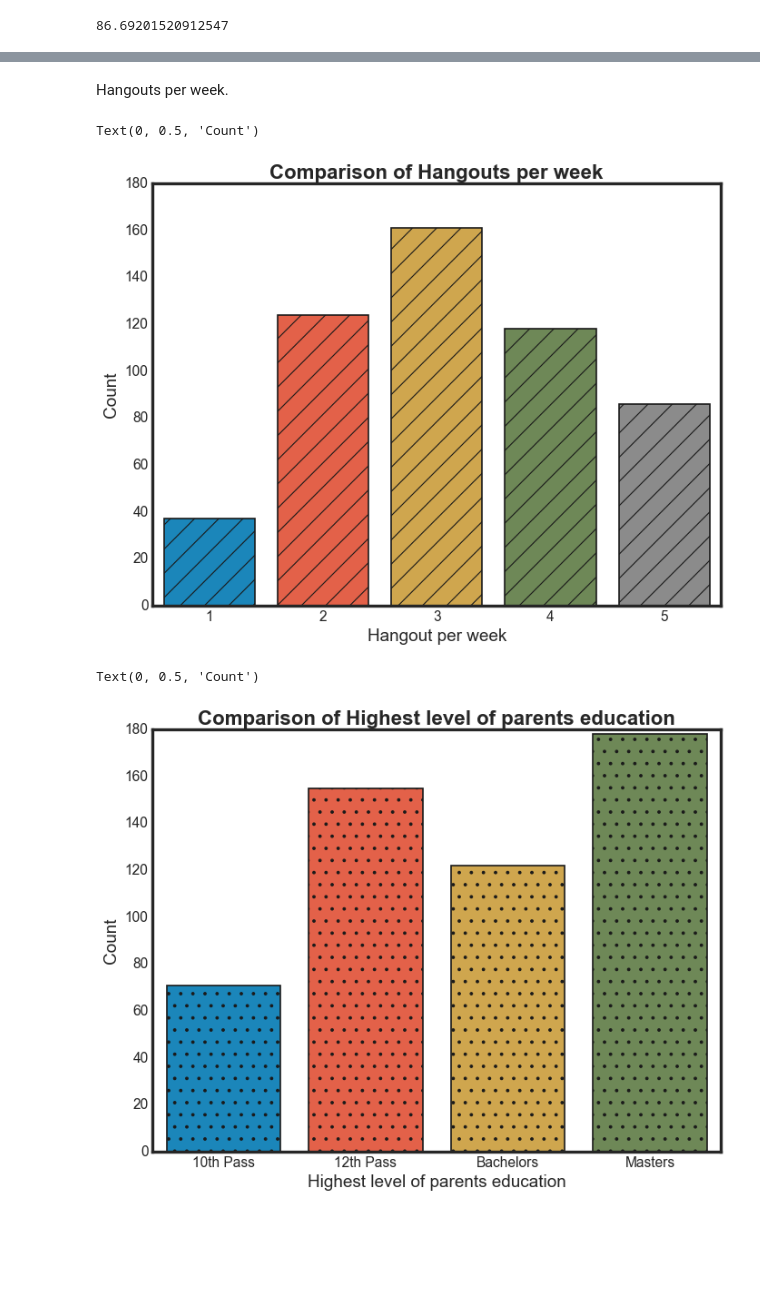
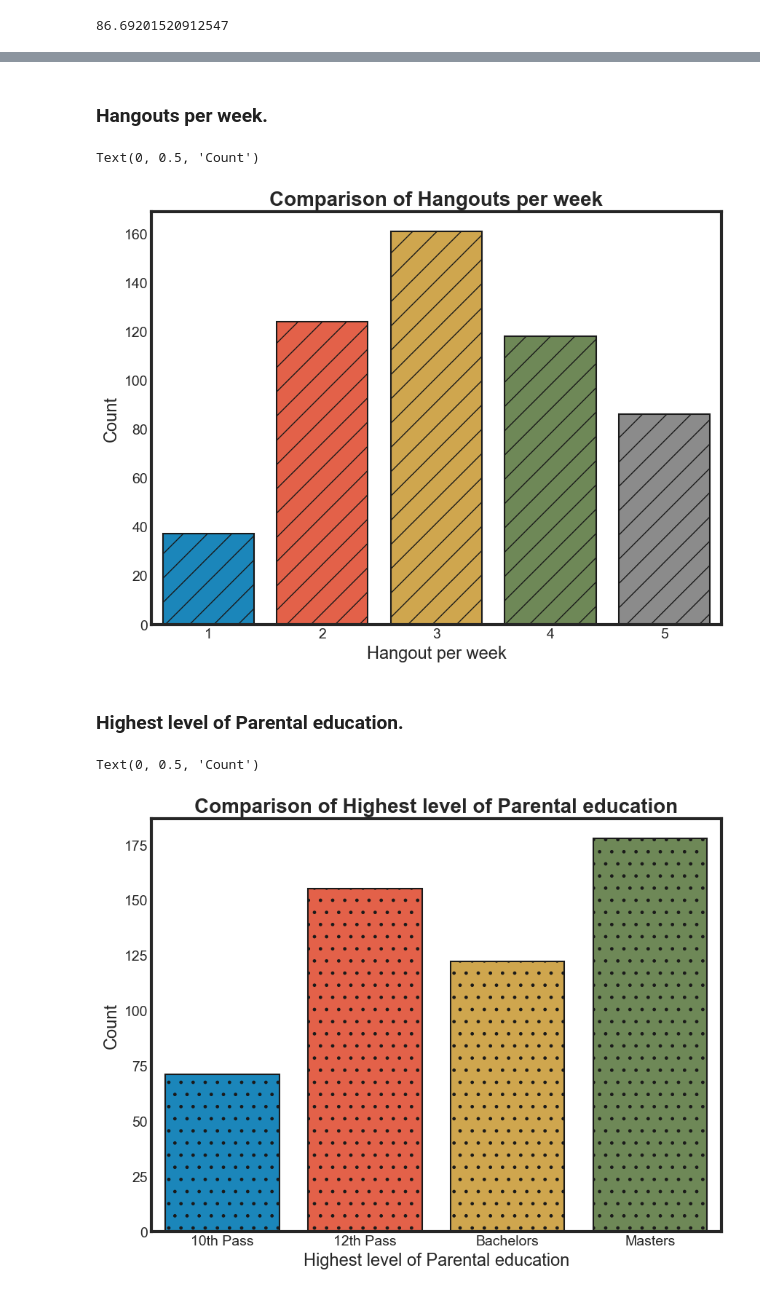
Before and after one commit to Kushal-Chandar/statistics-student-performance-analysis, a Jupyter notebook: analysis.ipynb, the cells around one changed output, grey strips where cells are left out. Cells and saved outputs as stored; diff of their text form; code cells hidden in the pictures; blank space fills up the shorter version.

```diff
--- a/analysis.ipynb
+++ b/analysis.ipynb
@@ -12,7 +15,6 @@ import seaborn as sns
 # %% [markdown]
 Import data and print shape (dimensions).
 # %%
-plt.style.use("classic")
 data = pd.read_csv("student_data.csv")
 data.shape
 # %% [output]
@@ -25,0 +33,3 @@ array(['F', 'C', 'B', 'B+', 'A', 'A+', 'D'], dtype=object)
+# %%
+data["maths"] = data["maths"].astype("category").cat.add_categories("O")
+data["maths"].unique()
@@ -26,3 +39,4 @@ array(['F', 'C', 'B', 'B+', 'A', 'A+', 'D'], dtype=object)
 # %%
+data["comp_sci"] = data["comp_sci"].astype("category")
 data["comp_sci"].unique()
 # %% [output]
@@ -30,3 +45,4 @@ array(['B', 'B+', 'A+', 'A', 'D', 'C', 'F', 'O'], dtype=object)
 # %%
+data["stats"] = data["stats"].astype("category")
 data["stats"].unique()
 # %% [output]
@@ -146,5 +227,5 @@ Looks like a normal distribution
 # %% [markdown]
-Hangouts per week.
+### Hangouts per week.
 # %%
 graph = sns.countplot(
     data, x="hangouts_p_week", edgecolor="0.1", linewidth=1.5, hatch="/"
@@ -154,14 +235,16 @@ graph.set_xlabel("Hangout per week", fontweight=20, fontsize=17)
 graph.set_ylabel("Count", fontweight=20, fontsize=17)
 # %% [output]
 Text(0, 0.5, 'Count')
-[figure, old version]
+[figure, new version]
+# %% [markdown]
+### Highest level of Parental education.
 # %%
 graph = sns.countplot(data, x="parentedu", edgecolor="0.1", linewidth=1.5, hatch=".")
 graph.set_title(
-    "Comparison of Highest level of parents education", weight="bold", fontsize=20
+    "Comparison of Highest level of Parental education", weight="bold", fontsize=20
 )
-graph.set_xlabel("Highest level of parents education", fontweight=20, fontsize=17)
+graph.set_xlabel("Highest level of Parental education", fontweight=20, fontsize=17)
 graph.set_ylabel("Count", fontweight=20, fontsize=17)
 # %% [output]
 Text(0, 0.5, 'Count')
-[figure, old version]
+[figure, new version]
```
Also changed, not shown: parts of 38 cells of this notebook, 1 other file.
